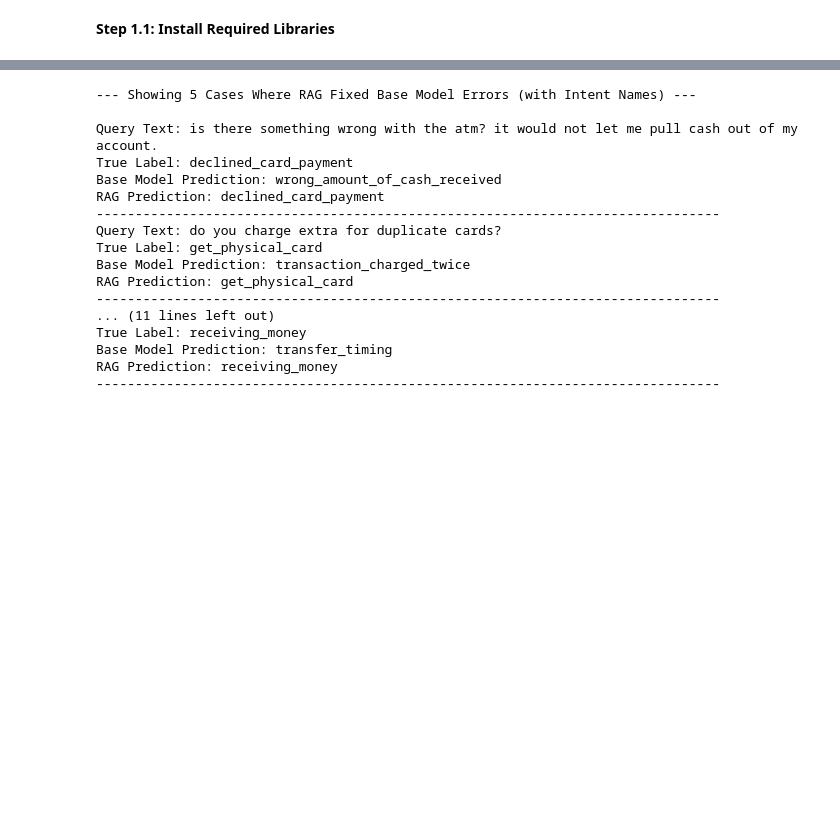
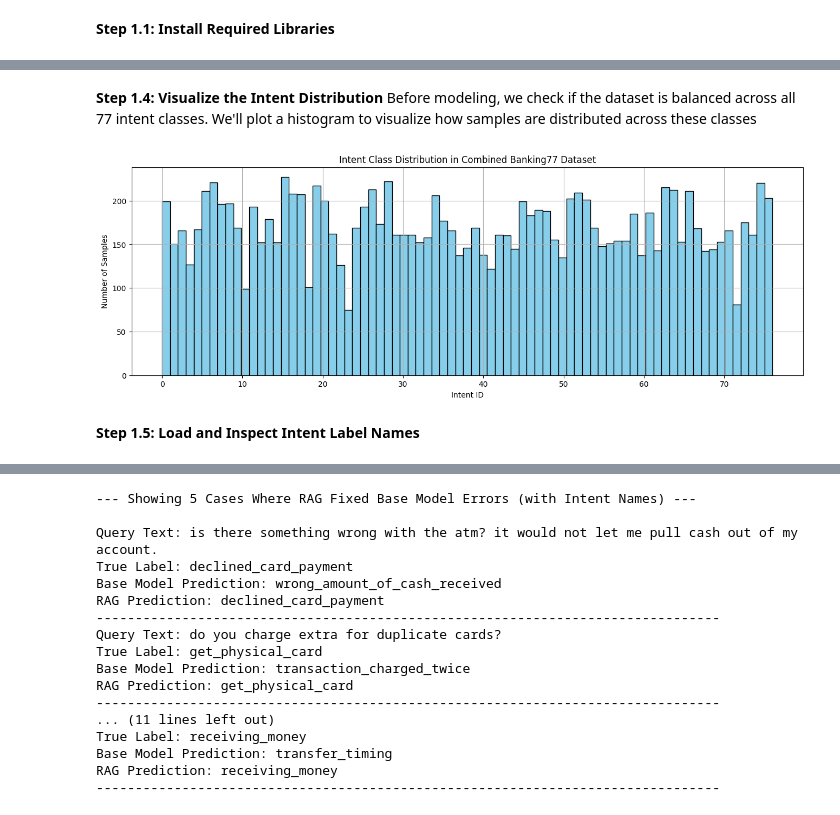
Before and after one commit to priyankaydvds/LJMU_Final_Theses_Few_Shot_RAG, a Jupyter notebook: FewShot_RAG_Banking77.ipynb, the cells around one changed output, grey strips where cells are left out. Saved outputs shown, nothing was run; the diff lists cells and outputs as text; code cells hidden in the pictures; blank space fills up the shorter version.

```diff
--- a/FewShot_RAG_Banking77.ipynb
+++ b/FewShot_RAG_Banking77.ipynb
@@ -267,0 +78,10 @@ print(f"RAG Model Test Accuracy: {rag_accuracy}")
+# %%
+# Load the BANKING77 dataset
+banking_dataset = load_dataset("banking77")
+
+# Concatenate train and test splits
+dataset = concatenate_datasets([banking_dataset["train"], banking_dataset["test"]])
+
+# Verify the combined dataset
+print(dataset)
+print(f"Total number of samples: {len(dataset)}")
@@ -267,0 +132,17 @@ print(f"RAG Model Test Accuracy: {rag_accuracy}")
+# %% [markdown]
+**Step 1.4: Visualize the Intent Distribution**
+Before modeling, we check if the dataset is balanced across all 77 intent classes. We'll plot a histogram to visualize how samples are distributed across these classes
+# %%
+label_counts = Counter(dataset['label'])
+
+plt.figure(figsize=(16,5))
+plt.hist(dataset['label'], bins=77, color='skyblue', edgecolor='black')
+plt.title("Intent Class Distribution in Combined Banking77 Dataset")
+plt.xlabel("Intent ID")
+plt.ylabel("Number of Samples")
+plt.grid(True)
+plt.show()
+# %% [output]
+[figure, added]
+# %% [markdown]
+**Step 1.5: Load and Inspect Intent Label Names**
```
Also changed, not shown: parts of 42 cells of this notebook.
